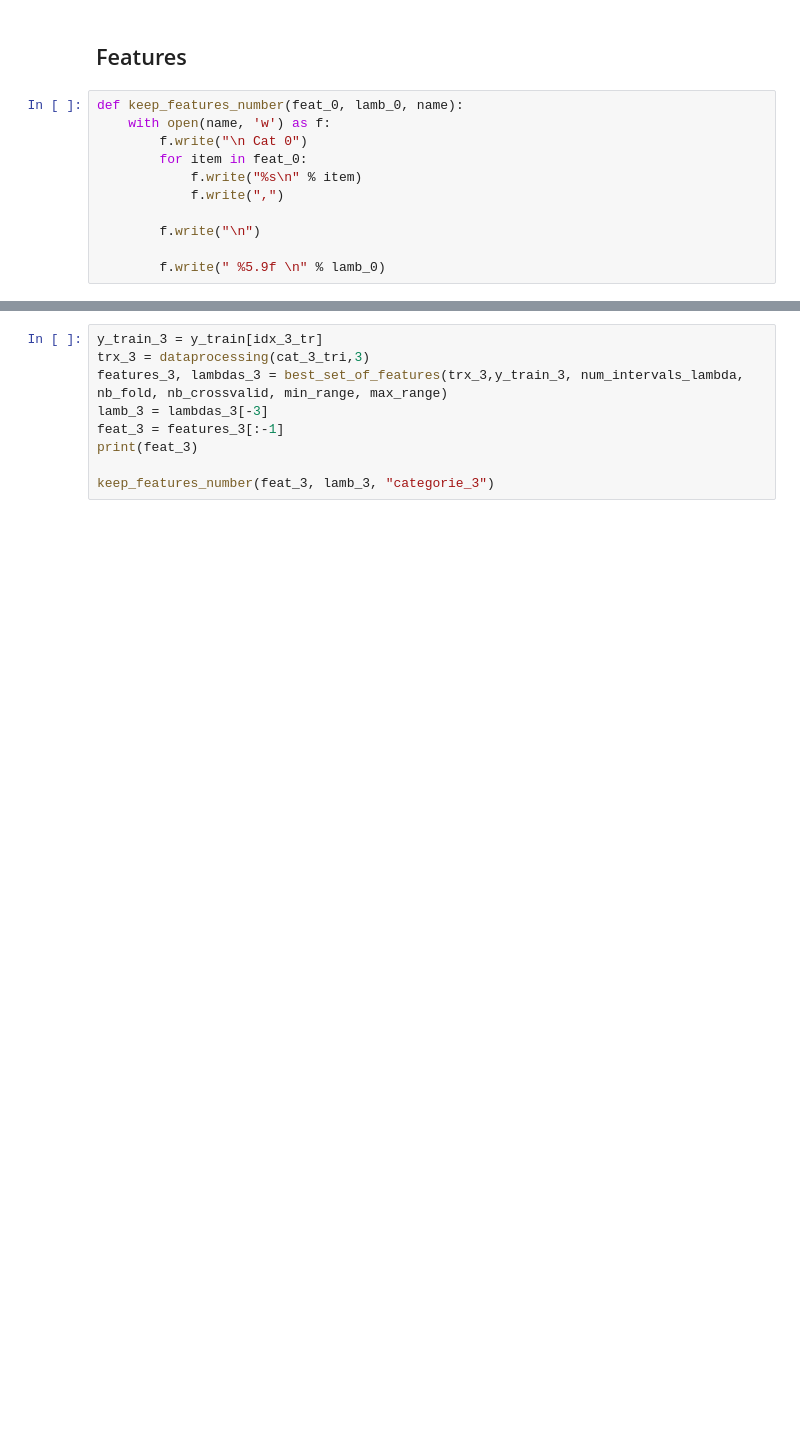
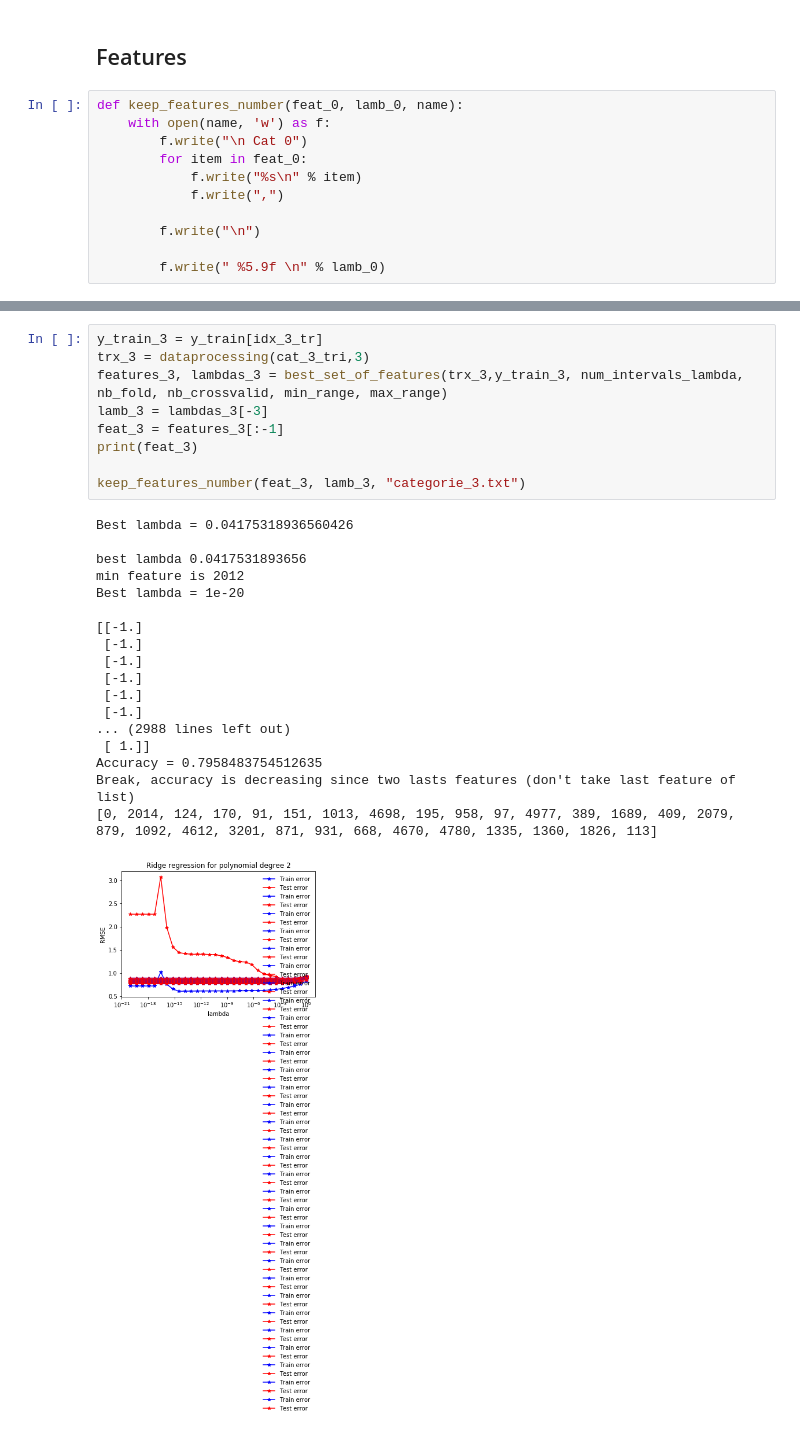
Before and after one commit to PaulineMauryL/MachineLearningProject1, a Jupyter notebook: Projet1_feature_selection-avoidmemoryerror.ipynb, the cells around one changed output, grey strips where cells are left out. Cells and saved outputs as stored; diff of their text form; blank space fills up the shorter version.

```diff
--- a/Projet1_feature_selection-avoidmemoryerror.ipynb
+++ b/Projet1_feature_selection-avoidmemoryerror.ipynb
@@ -78,9 +135,28 @@ keep_features_number(feat_2, lamb_2, "categorie_2")
 # %%
 y_train_3 = y_train[idx_3_tr]
 trx_3 = dataprocessing(cat_3_tri,3)
 features_3, lambdas_3 = best_set_of_features(trx_3,y_train_3, num_intervals_lambda, nb_fold, nb_crossvalid, min_range, max_range)
 lamb_3 = lambdas_3[-3]
 feat_3 = features_3[:-1]
 print(feat_3)
 
-keep_features_number(feat_3, lamb_3, "categorie_3")
+keep_features_number(feat_3, lamb_3, "categorie_3.txt")
+# %% [output]
+Best lambda = 0.04175318936560426
+
+best lambda 0.0417531893656
+min feature is 2012
+Best lambda = 1e-20
+
+[[-1.]
+ [-1.]
+ [-1.]
+ [-1.]
+ [-1.]
+ [-1.]
+... (2988 lines left out)
+ [ 1.]]
+Accuracy = 0.7958483754512635
+Break, accuracy is decreasing since two lasts features (don't take last feature of list)
+[0, 2014, 124, 170, 91, 151, 1013, 4698, 195, 958, 97, 4977, 389, 1689, 409, 2079, 879, 1092, 4612, 3201, 871, 931, 668, 4670, 4780, 1335, 1360, 1826, 113]
+[figure, added]
```
Also changed, not shown: parts of 3 cells of this notebook, 3 other files.
